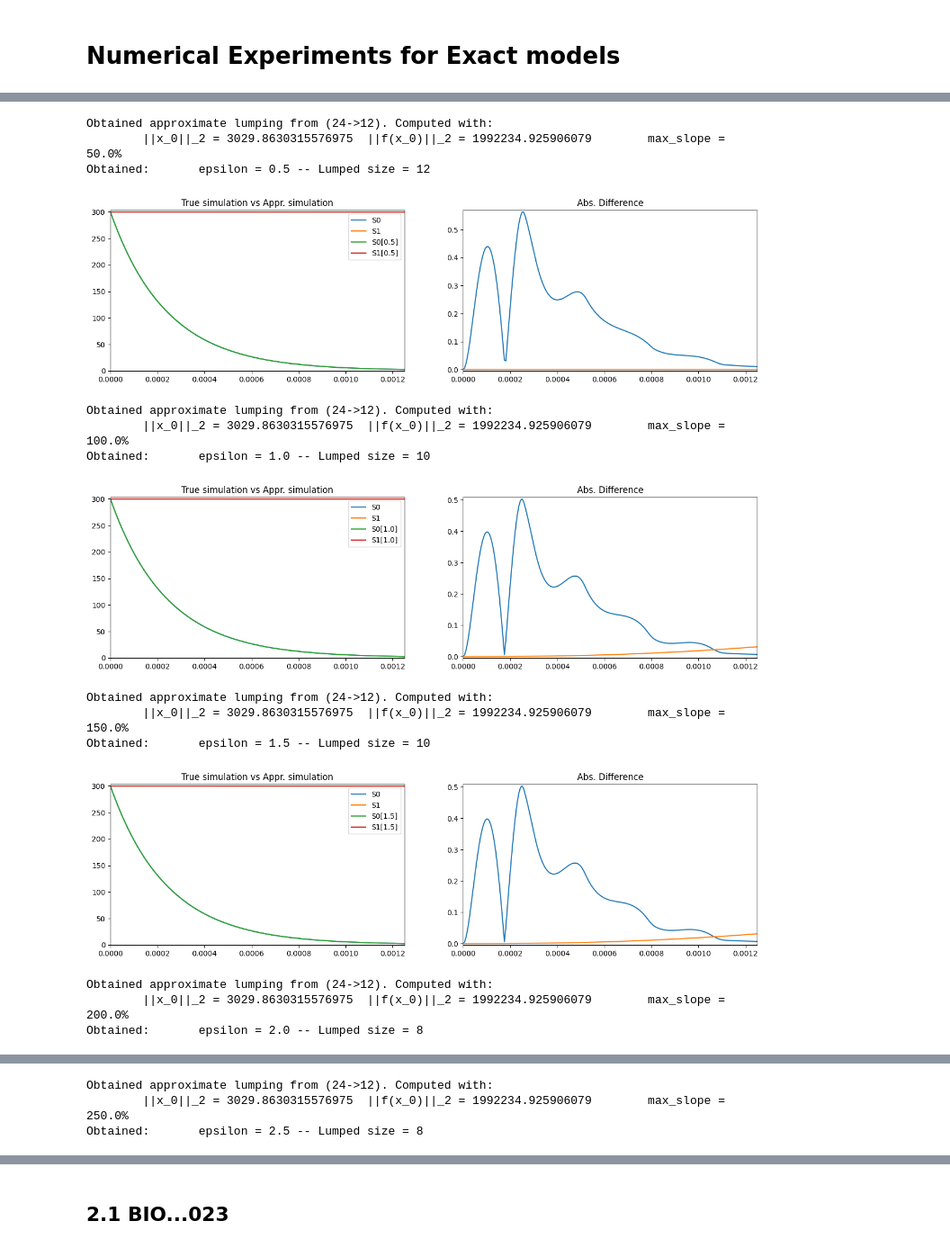
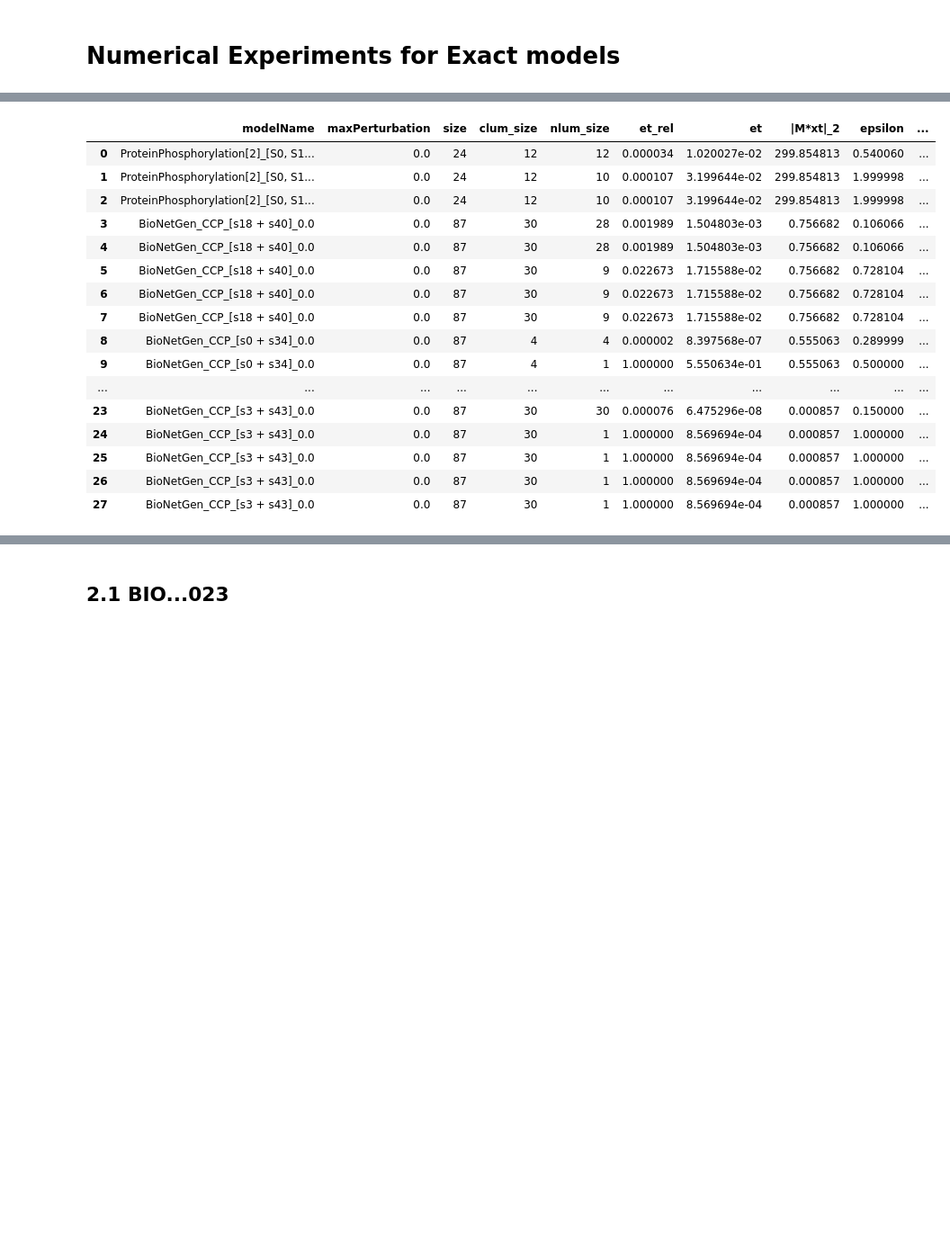
Before and after one commit to clue-developers/CLUE, a Jupyter notebook: notebooks/numerical_tests.ipynb, the cells around one changed output, grey strips where cells are left out. Shown: that part at 90% size. Drawn from its saved outputs; the diff is of its cells as text; code cells hidden in the pictures; blank space fills up the shorter version.

```diff
--- a/notebooks/numerical_tests.ipynb
+++ b/notebooks/numerical_tests.ipynb
@@ -228,6 +57,22 @@ ipdb>  exit
 # %%
-results = run_exact_test("ProteinPhosphorylation[2]",
-               percentage_slope = [0.5+0.5*i for i in range(6)], type_input="epsilon",
-               t1 = 0.00125)
-print_results(results)
+## We can read the results using this line
+compilation = pd.read_csv('../tests/numerical/compilation.csv', sep=';')
+compilation
 # %% [output]
+|  | modelName | maxPerturbation | size | clum_size | nlum_size | et_rel | et | |M*xt|_2 | epsilon | ... |
+| 0 | ProteinPhosphorylation[2]_[S0, S1... | 0.0 | 24 | 12 | 12 | 0.000034 | 1.020027e-02 | 299.854813 | 0.540060 | ... |
+| 1 | ProteinPhosphorylation[2]_[S0, S1... | 0.0 | 24 | 12 | 10 | 0.000107 | 3.199644e-02 | 299.854813 | 1.999998 | ... |
+| 2 | ProteinPhosphorylation[2]_[S0, S1... | 0.0 | 24 | 12 | 10 | 0.000107 | 3.199644e-02 | 299.854813 | 1.999998 | ... |
+| 3 | BioNetGen_CCP_[s18 + s40]_0.0 | 0.0 | 87 | 30 | 28 | 0.001989 | 1.504803e-03 | 0.756682 | 0.106066 | ... |
+| 4 | BioNetGen_CCP_[s18 + s40]_0.0 | 0.0 | 87 | 30 | 28 | 0.001989 | 1.504803e-03 | 0.756682 | 0.106066 | ... |
+| 5 | BioNetGen_CCP_[s18 + s40]_0.0 | 0.0 | 87 | 30 | 9 | 0.022673 | 1.715588e-02 | 0.756682 | 0.728104 | ... |
+| 6 | BioNetGen_CCP_[s18 + s40]_0.0 | 0.0 | 87 | 30 | 9 | 0.022673 | 1.715588e-02 | 0.756682 | 0.728104 | ... |
+| 7 | BioNetGen_CCP_[s18 + s40]_0.0 | 0.0 | 87 | 30 | 9 | 0.022673 | 1.715588e-02 | 0.756682 | 0.728104 | ... |
+| 8 | BioNetGen_CCP_[s0 + s34]_0.0 | 0.0 | 87 | 4 | 4 | 0.000002 | 8.397568e-07 | 0.555063 | 0.289999 | ... |
+| 9 | BioNetGen_CCP_[s0 + s34]_0.0 | 0.0 | 87 | 4 | 1 | 1.000000 | 5.550634e-01 | 0.555063 | 0.500000 | ... |
+| ... | ... | ... | ... | ... | ... | ... | ... | ... | ... | ... |
+| 23 | BioNetGen_CCP_[s3 + s43]_0.0 | 0.0 | 87 | 30 | 30 | 0.000076 | 6.475296e-08 | 0.000857 | 0.150000 | ... |
+| 24 | BioNetGen_CCP_[s3 + s43]_0.0 | 0.0 | 87 | 30 | 1 | 1.000000 | 8.569694e-04 | 0.000857 | 1.000000 | ... |
+| 25 | BioNetGen_CCP_[s3 + s43]_0.0 | 0.0 | 87 | 30 | 1 | 1.000000 | 8.569694e-04 | 0.000857 | 1.000000 | ... |
+| 26 | BioNetGen_CCP_[s3 + s43]_0.0 | 0.0 | 87 | 30 | 1 | 1.000000 | 8.569694e-04 | 0.000857 | 1.000000 | ... |
+| 27 | BioNetGen_CCP_[s3 + s43]_0.0 | 0.0 | 87 | 30 | 1 | 1.000000 | 8.569694e-04 | 0.000857 | 1.000000 | ... |
@@ -245,15 +79,0 @@ print_results(results)
-Obtained approximate lumping from (24->12). Computed with:
-        ||x_0||_2 = 3029.8630315576975  ||f(x_0)||_2 = 1992234.925906079        max_slope = 50.0%
-Obtained:       epsilon = 0.5 -- Lumped size = 12
-[figure, removed]
-Obtained approximate lumping from (24->12). Computed with:
-        ||x_0||_2 = 3029.8630315576975  ||f(x_0)||_2 = 1992234.925906079        max_slope = 100.0%
-Obtained:       epsilon = 1.0 -- Lumped size = 10
-[figure, removed]
-Obtained approximate lumping from (24->12). Computed with:
-        ||x_0||_2 = 3029.8630315576975  ||f(x_0)||_2 = 1992234.925906079        max_slope = 150.0%
-Obtained:       epsilon = 1.5 -- Lumped size = 10
-[figure, removed]
-Obtained approximate lumping from (24->12). Computed with:
-        ||x_0||_2 = 3029.8630315576975  ||f(x_0)||_2 = 1992234.925906079        max_slope = 200.0%
-Obtained:       epsilon = 2.0 -- Lumped size = 8
@@ -261,3 +79,0 @@ Obtained:       epsilon = 2.0 -- Lumped size = 8
-Obtained approximate lumping from (24->12). Computed with:
-        ||x_0||_2 = 3029.8630315576975  ||f(x_0)||_2 = 1992234.925906079        max_slope = 250.0%
-Obtained:       epsilon = 2.5 -- Lumped size = 8
```
Also changed, not shown: parts of 77 cells of this notebook, 1 other file.
